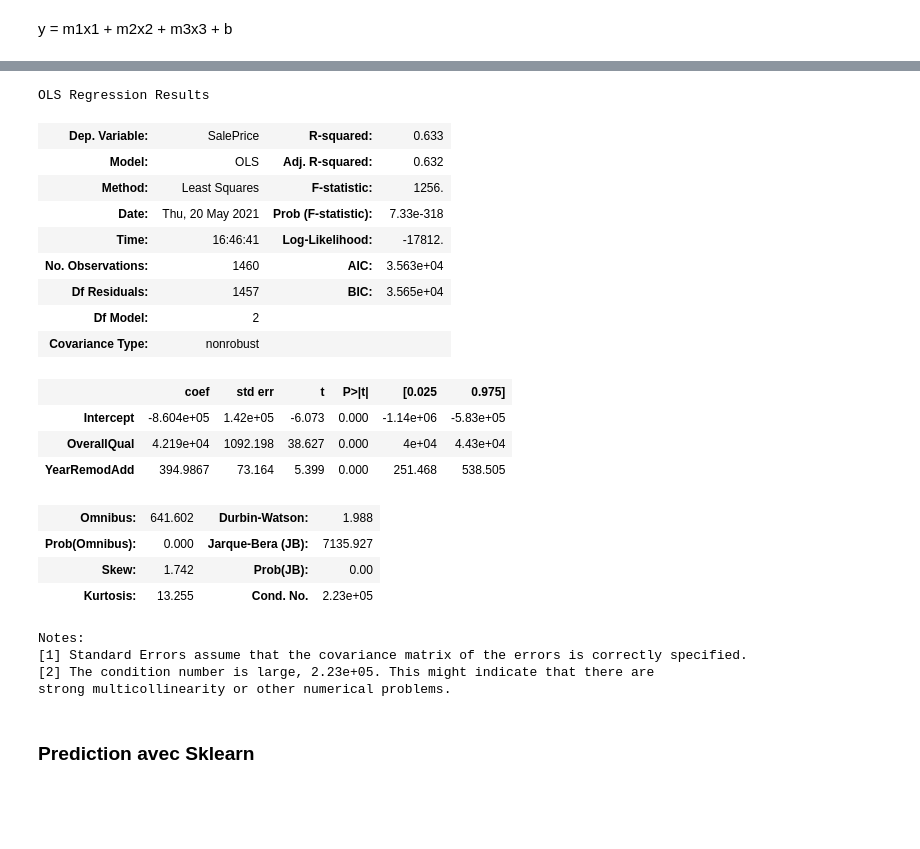
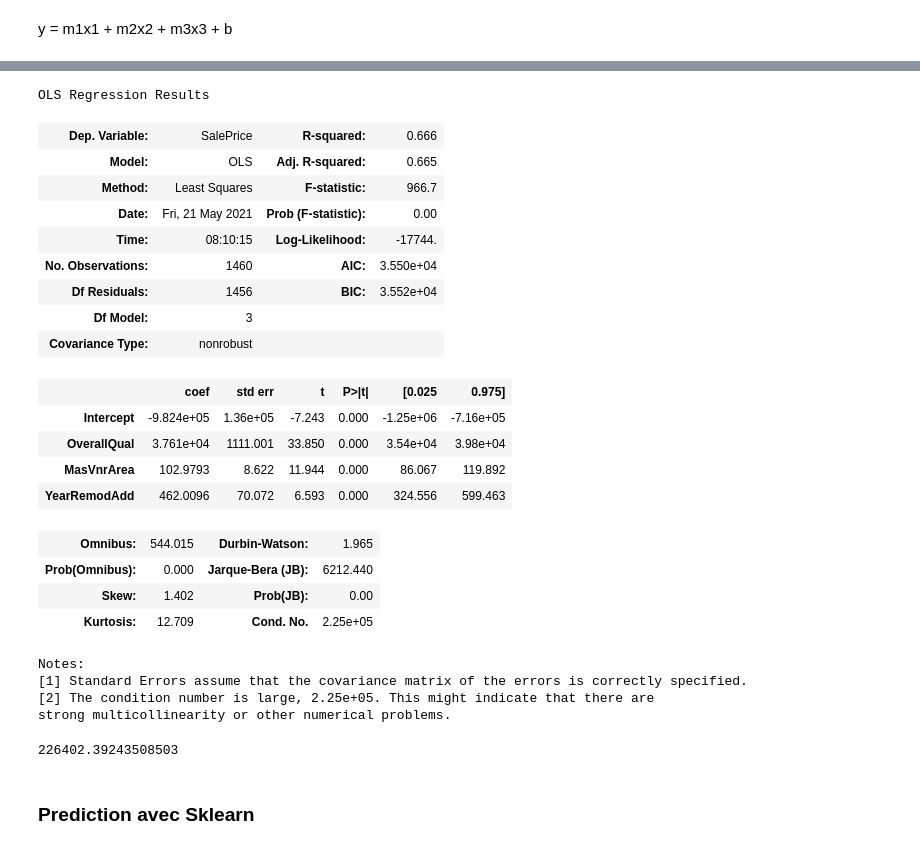
Before and after one commit to clement-camara/House-Prices, a Jupyter notebook: Untitled.ipynb, the cells around one changed output, grey strips where cells are left out. Saved outputs shown, nothing was run; the diff lists cells and outputs as text; code cells hidden in the pictures; blank space fills up the shorter version.

```diff
--- a/Untitled.ipynb
+++ b/Untitled.ipynb
@@ -184,33 +220,36 @@ sns.pairplot(df2)
 # %%
-lm2 = smf.ols(formula='SalePrice ~ OverallQual + YearRemodAdd + YearRemodAdd', data=df).fit()
+model2 = smf.ols(formula='SalePrice ~ OverallQual + MasVnrArea + YearRemodAdd', data=df).fit()
 # %%
-lm2.summary()
+model2.summary()
 # %% [output]
 OLS Regression Results
-| Dep. Variable: | SalePrice | R-squared: | 0.633 |
-| Model: | OLS | Adj. R-squared: | 0.632 |
-| Method: | Least Squares | F-statistic: | 1256. |
-| Date: | Thu, 20 May 2021 | Prob (F-statistic): | 7.33e-318 |
-| Time: | 16:46:41 | Log-Likelihood: | -17812. |
-| No. Observations: | 1460 | AIC: | 3.563e+04 |
-| Df Residuals: | 1457 | BIC: | 3.565e+04 |
-| Df Model: | 2 |  |  |
+| Dep. Variable: | SalePrice | R-squared: | 0.666 |
+| Model: | OLS | Adj. R-squared: | 0.665 |
+| Method: | Least Squares | F-statistic: | 966.7 |
+| Date: | Fri, 21 May 2021 | Prob (F-statistic): | 0.00 |
+| Time: | 08:10:15 | Log-Likelihood: | -17744. |
+| No. Observations: | 1460 | AIC: | 3.550e+04 |
+| Df Residuals: | 1456 | BIC: | 3.552e+04 |
+| Df Model: | 3 |  |  |
 | Covariance Type: | nonrobust |  |  |
 |  | coef | std err | t | P>|t| | [0.025 | 0.975] |
-| Intercept | -8.604e+05 | 1.42e+05 | -6.073 | 0.000 | -1.14e+06 | -5.83e+05 |
-| OverallQual | 4.219e+04 | 1092.198 | 38.627 | 0.000 | 4e+04 | 4.43e+04 |
-| YearRemodAdd | 394.9867 | 73.164 | 5.399 | 0.000 | 251.468 | 538.505 |
+| Intercept | -9.824e+05 | 1.36e+05 | -7.243 | 0.000 | -1.25e+06 | -7.16e+05 |
+| OverallQual | 3.761e+04 | 1111.001 | 33.850 | 0.000 | 3.54e+04 | 3.98e+04 |
+| MasVnrArea | 102.9793 | 8.622 | 11.944 | 0.000 | 86.067 | 119.892 |
+| YearRemodAdd | 462.0096 | 70.072 | 6.593 | 0.000 | 324.556 | 599.463 |
-| Omnibus: | 641.602 | Durbin-Watson: | 1.988 |
-| Prob(Omnibus): | 0.000 | Jarque-Bera (JB): | 7135.927 |
-| Skew: | 1.742 | Prob(JB): | 0.00 |
-| Kurtosis: | 13.255 | Cond. No. | 2.23e+05 |
+| Omnibus: | 544.015 | Durbin-Watson: | 1.965 |
+| Prob(Omnibus): | 0.000 | Jarque-Bera (JB): | 6212.440 |
+| Skew: | 1.402 | Prob(JB): | 0.00 |
+| Kurtosis: | 12.709 | Cond. No. | 2.25e+05 |
 Notes:
 [1] Standard Errors assume that the covariance matrix of the errors is correctly specified.
-[2] The condition number is large, 2.23e+05. This might indicate that there are
+[2] The condition number is large, 2.25e+05. This might indicate that there are
 strong multicollinearity or other numerical problems.
 # %%
-result = lm2.params['OverallQual']*7 + lm2.params['Intercept']
+result = model2.params['OverallQual']*7 + model2.params['MasVnrArea']*196 + model2.params['YearRemodAdd']*2003 + model2.params['Intercept']
 result
+# %% [output]
+226402.39243508503
 # %% [markdown]
 ### Prediction avec Sklearn
 # %%
```
Also changed, not shown: parts of 29 cells of this notebook.
